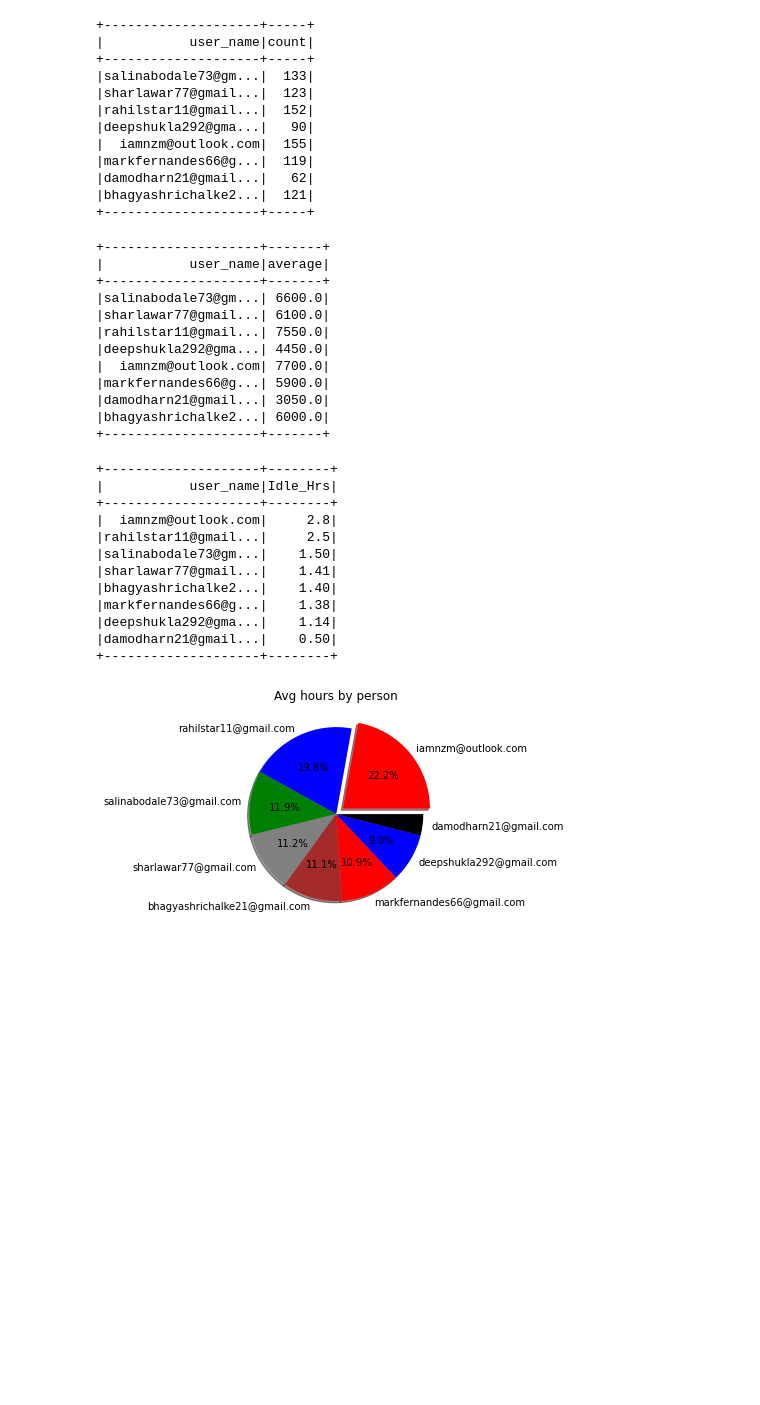
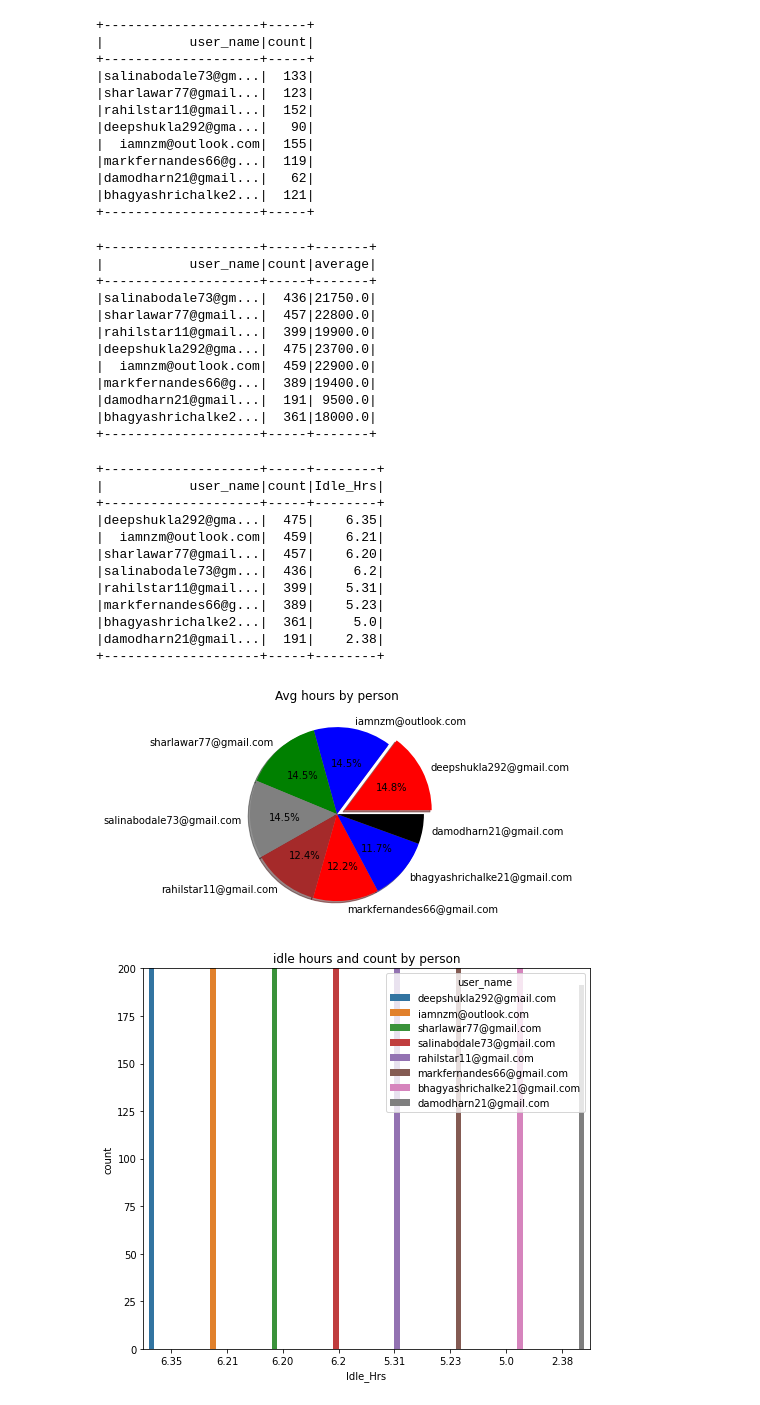
Before and after one commit to Ranjithgc/PySpark, a Jupyter notebook: Spark_Sql/spark_sql_task.ipynb, the cells around one changed output. Drawn from its saved outputs; the diff is of its cells as text; code cells hidden in the pictures; blank space fills up the shorter version.

```diff
--- a/Spark_Sql/spark_sql_task.ipynb
+++ b/Spark_Sql/spark_sql_task.ipynb
@@ -191,21 +204,21 @@ dfs2.show()
 # %%
 dfs2.createOrReplaceTempView("ranjith2")
 # %%
-dfs3 = spark.sql("select user_name, ((((count-1)*5)*60)/6) as average from ranjith2")
+dfs3 = spark.sql("select user_name,count, ((((count-1)*5)*60)/6) as average from ranjith2")
 dfs3.show()
 # %% [output]
-+--------------------+-------+
-|           user_name|average|
-+--------------------+-------+
-|salinabodale73@gm...| 6600.0|
-|sharlawar77@gmail...| 6100.0|
-|rahilstar11@gmail...| 7550.0|
-|deepshukla292@gma...| 4450.0|
-|  iamnzm@outlook.com| 7700.0|
-|markfernandes66@g...| 5900.0|
-|damodharn21@gmail...| 3050.0|
-|bhagyashrichalke2...| 6000.0|
-+--------------------+-------+
++--------------------+-----+-------+
+|           user_name|count|average|
++--------------------+-----+-------+
+|salinabodale73@gm...|  436|21750.0|
+|sharlawar77@gmail...|  457|22800.0|
+|rahilstar11@gmail...|  399|19900.0|
+|deepshukla292@gma...|  475|23700.0|
+|  iamnzm@outlook.com|  459|22900.0|
+|markfernandes66@g...|  389|19400.0|
+|damodharn21@gmail...|  191| 9500.0|
+|bhagyashrichalke2...|  361|18000.0|
++--------------------+-----+-------+
 # %%
 from pyspark.sql.functions import *
 dfs4 = dfs3.withColumn("Idle_Hrs", concat(
@@ -217,18 +230,18 @@ dfs4 = dfs3.withColumn("Idle_Hrs", concat(
 
 dfs4.show()
 # %% [output]
-+--------------------+--------+
-|           user_name|Idle_Hrs|
-+--------------------+--------+
-|  iamnzm@outlook.com|     2.8|
-|rahilstar11@gmail...|     2.5|
-|salinabodale73@gm...|    1.50|
-|sharlawar77@gmail...|    1.41|
-|bhagyashrichalke2...|    1.40|
-|markfernandes66@g...|    1.38|
-|deepshukla292@gma...|    1.14|
-|damodharn21@gmail...|    0.50|
-+--------------------+--------+
++--------------------+-----+--------+
+|           user_name|count|Idle_Hrs|
++--------------------+-----+--------+
+|deepshukla292@gma...|  475|    6.35|
+|  iamnzm@outlook.com|  459|    6.21|
+|sharlawar77@gmail...|  457|    6.20|
+|salinabodale73@gm...|  436|     6.2|
+|rahilstar11@gmail...|  399|    5.31|
+|markfernandes66@g...|  389|    5.23|
+|bhagyashrichalke2...|  361|     5.0|
+|damodharn21@gmail...|  191|    2.38|
++--------------------+-----+--------+
 # %%
 df=dfs4.toPandas()
 username= df['user_name']
@@ -242,4 +255,16 @@ autopct='%1.1f%%', shadow=True)
 plt.title("Avg hours by person")
 plt.show()
 # %% [output]
-[figure, old version]
+[figure, new version]
+# %%
+import seaborn as sns
+from matplotlib import pyplot as plt
+
+df = dfs4.toPandas()
+plt.figure(figsize = (8,7))
+sns.barplot(x = 'Idle_Hrs',y='count',data = df,hue='user_name')
+plt.title("idle hours and count by person")
+plt.ylim(0,200)
+plt.show()
+# %% [output]
+[figure, added]
```
Also changed, not shown: parts of 5 cells of this notebook.
